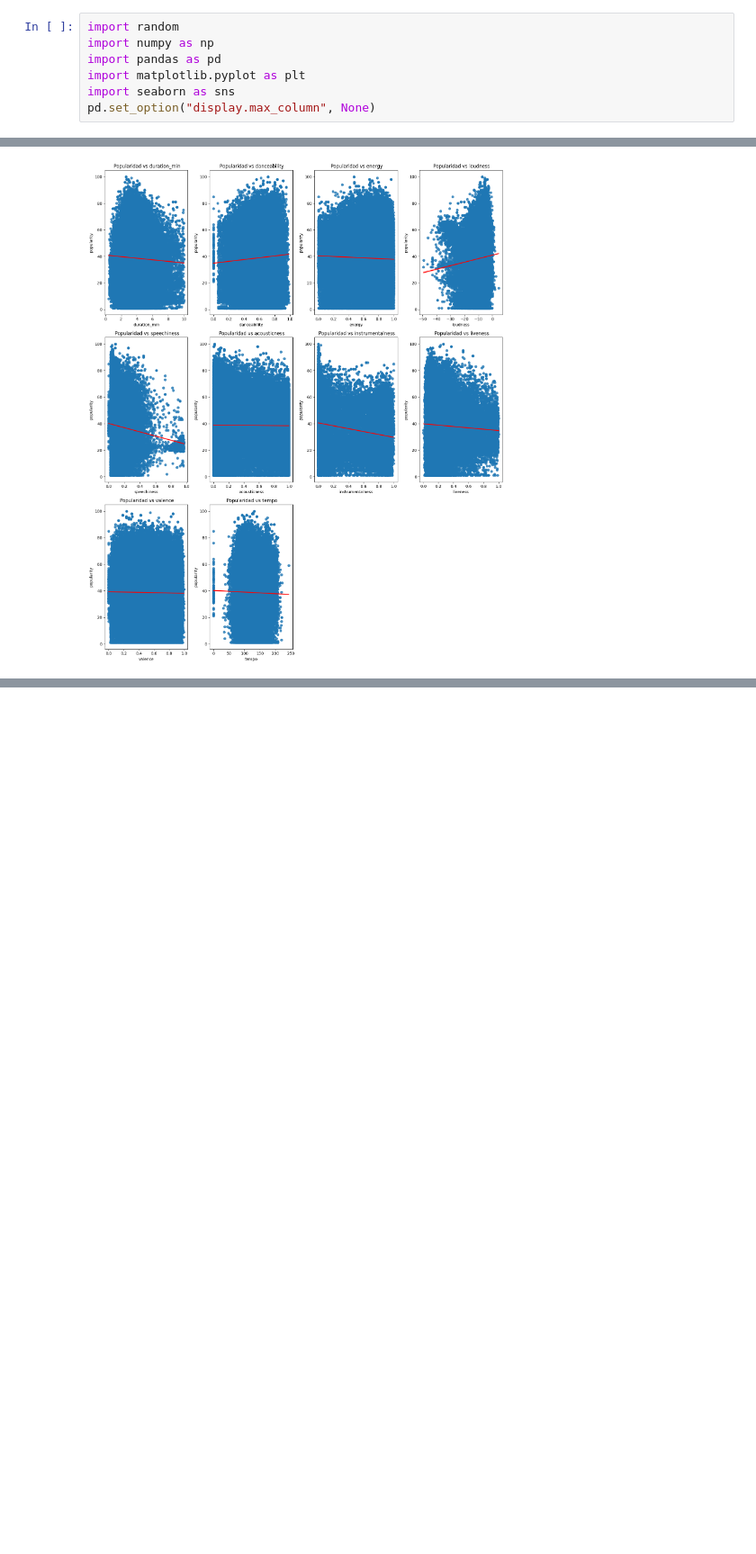
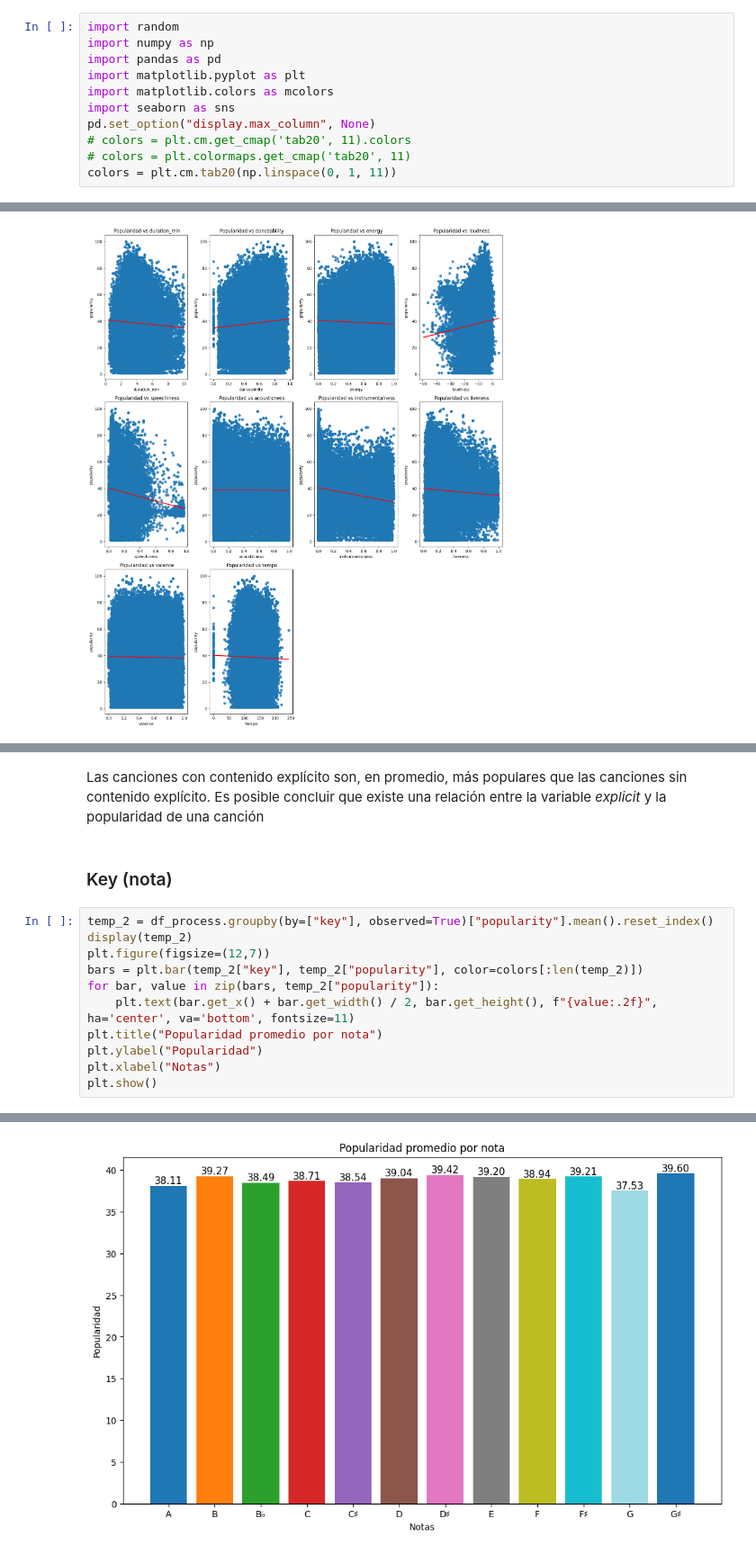
Before and after one commit to AEEM1993/Caso_Practico_Estadistica, a Jupyter notebook: caso_practico_v2.ipynb, the cells around one changed output, grey strips where cells are left out. Shown at 90% size. Cells and saved outputs as stored; diff of their text form; blank space fills up the shorter version.

```diff
--- a/caso_practico_v2.ipynb
+++ b/caso_practico_v2.ipynb
@@ -3,8 +3,12 @@ import random
 import numpy as np
 import pandas as pd
 import matplotlib.pyplot as plt
+import matplotlib.colors as mcolors
 import seaborn as sns
 pd.set_option("display.max_column", None)
+# colors = plt.cm.get_cmap('tab20', 11).colors
+# colors = plt.colormaps.get_cmap('tab20', 11)
+colors = plt.cm.tab20(np.linspace(0, 1, 11))
 # %% [markdown]
 # Carga
 # %%
@@ -225,0 +281,16 @@ De las gráficas anteriores se puede obtener las siguientes conclusiones:
+# %% [markdown]
+Las canciones con contenido explícito son, en promedio, más populares que las canciones sin contenido explícito. Es posible concluir que existe una relación entre la variable _explicit_ y la popularidad de una canción
+# %% [markdown]
+### Key (nota)
+# %%
+temp_2 = df_process.groupby(by=["key"], observed=True)["popularity"].mean().reset_index()
+display(temp_2)
+plt.figure(figsize=(12,7))
+bars = plt.bar(temp_2["key"], temp_2["popularity"], color=colors[:len(temp_2)])
+for bar, value in zip(bars, temp_2["popularity"]):
+    plt.text(bar.get_x() + bar.get_width() / 2, bar.get_height(), f"{value:.2f}", ha='center', va='bottom', fontsize=11)
+plt.title("Popularidad promedio por nota")
+plt.ylabel("Popularidad")
+plt.xlabel("Notas")
+plt.show()
+# %% [output]
@@ -225,0 +310 @@ De las gráficas anteriores se puede obtener las siguientes conclusiones:
+[figure, added]
```
Also changed, not shown: parts of 23 cells of this notebook.
